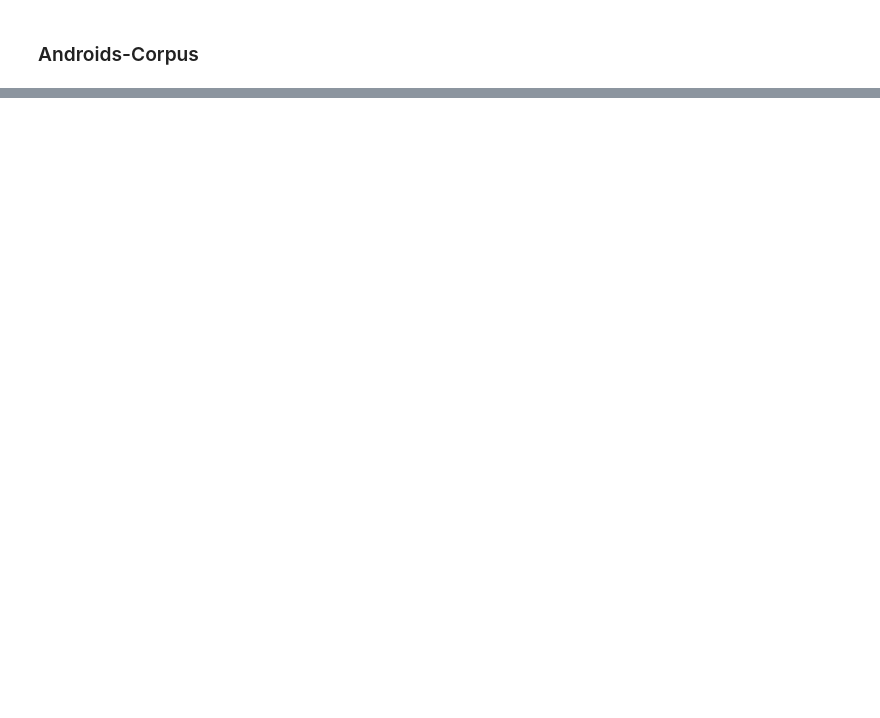
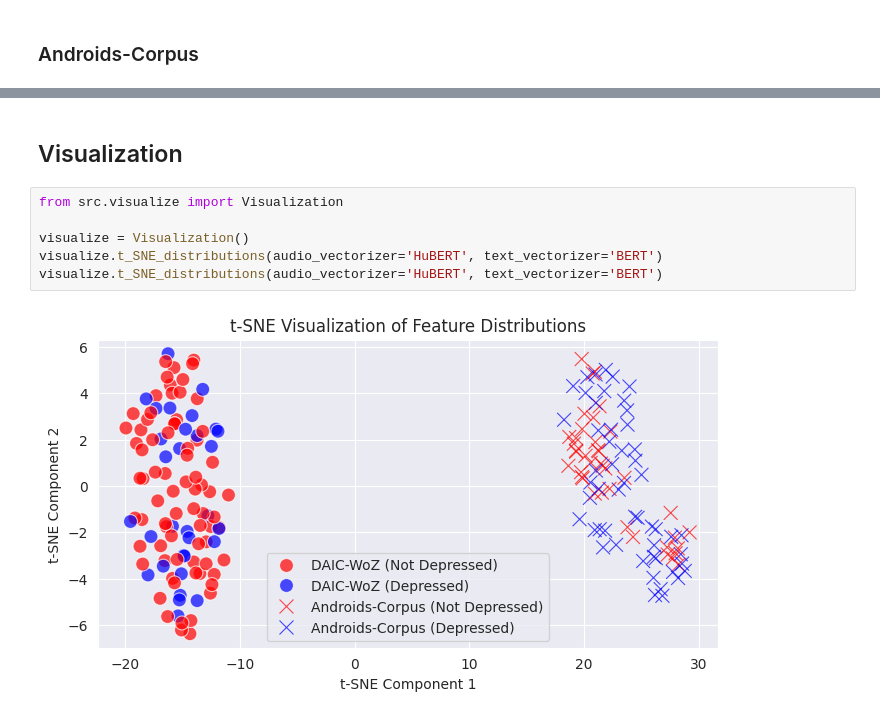
Before and after one commit to tabaraei/MultimodalDG-depression-detection, a Jupyter notebook: Depression_Detection.ipynb, the cells around one changed output, grey strips where cells are left out. Drawn from its saved outputs; the diff is of its cells as text; blank space fills up the shorter version.

Commit message:
added t-SNE visualization, running the experiments on GPU setting cudnn.enabled = False

```diff
--- a/Depression_Detection.ipynb
+++ b/Depression_Detection.ipynb
@@ -33,3 +33,13 @@ Audio(X_audio[SEGMENT_IDX], rate=dataset.SAMPLE_RATE)
 # %% [output]
  sì, ok domenica sono stata ad un battesimo e con mio marito e mia figlia tutto a posto insomma abbiamo mangiato siamo divertiti tanto e vabbè comunque è andata così quel pomeriggio siamo ritornati a  ...
 [interactive output not drawn]
+# %% [markdown]
+## Visualization
+# %%
+from src.visualize import Visualization
+
+visualize = Visualization()
+visualize.t_SNE_distributions(audio_vectorizer='HuBERT', text_vectorizer='BERT')
+visualize.t_SNE_distributions(audio_vectorizer='HuBERT', text_vectorizer='BERT')
+# %% [output]
+[figure, added]
```
Also changed, not shown: 6 other files.
